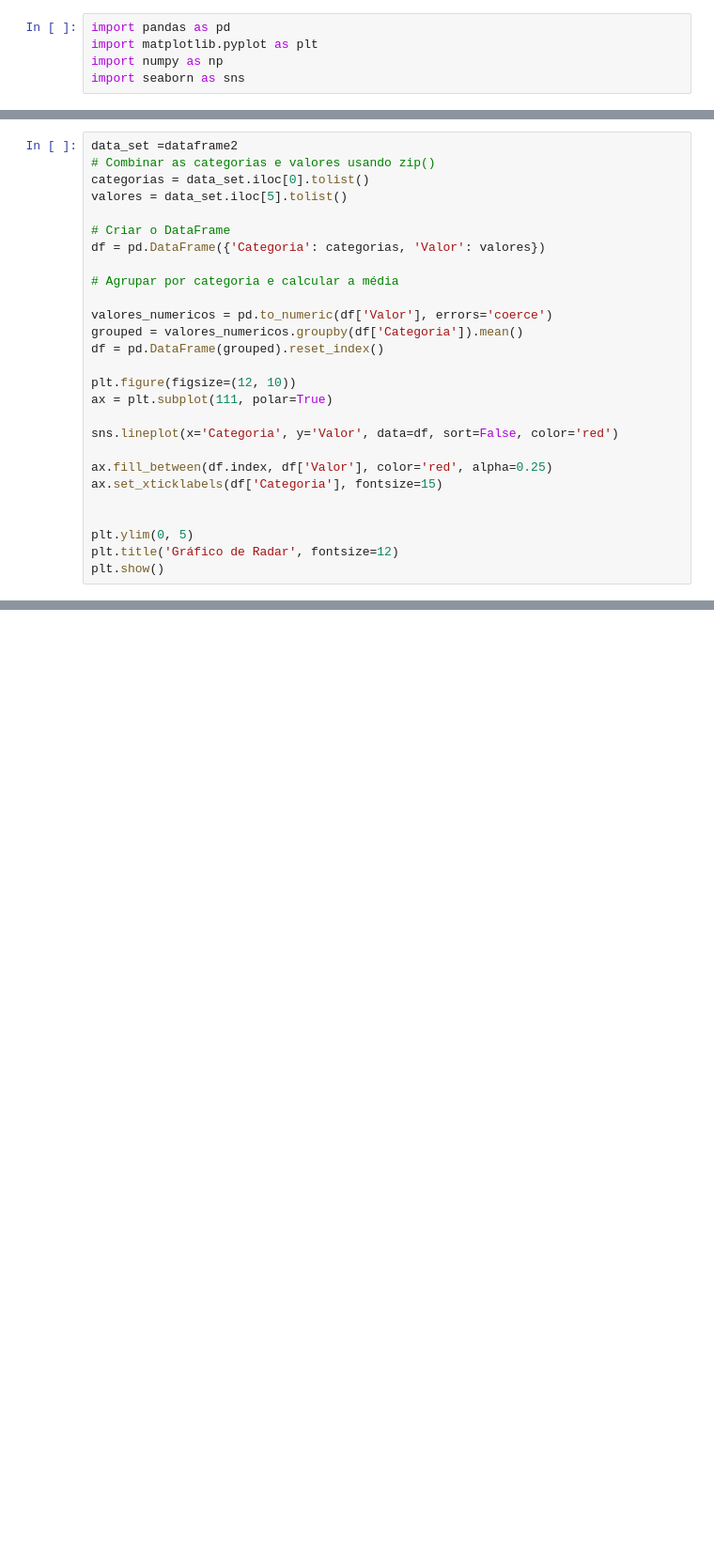
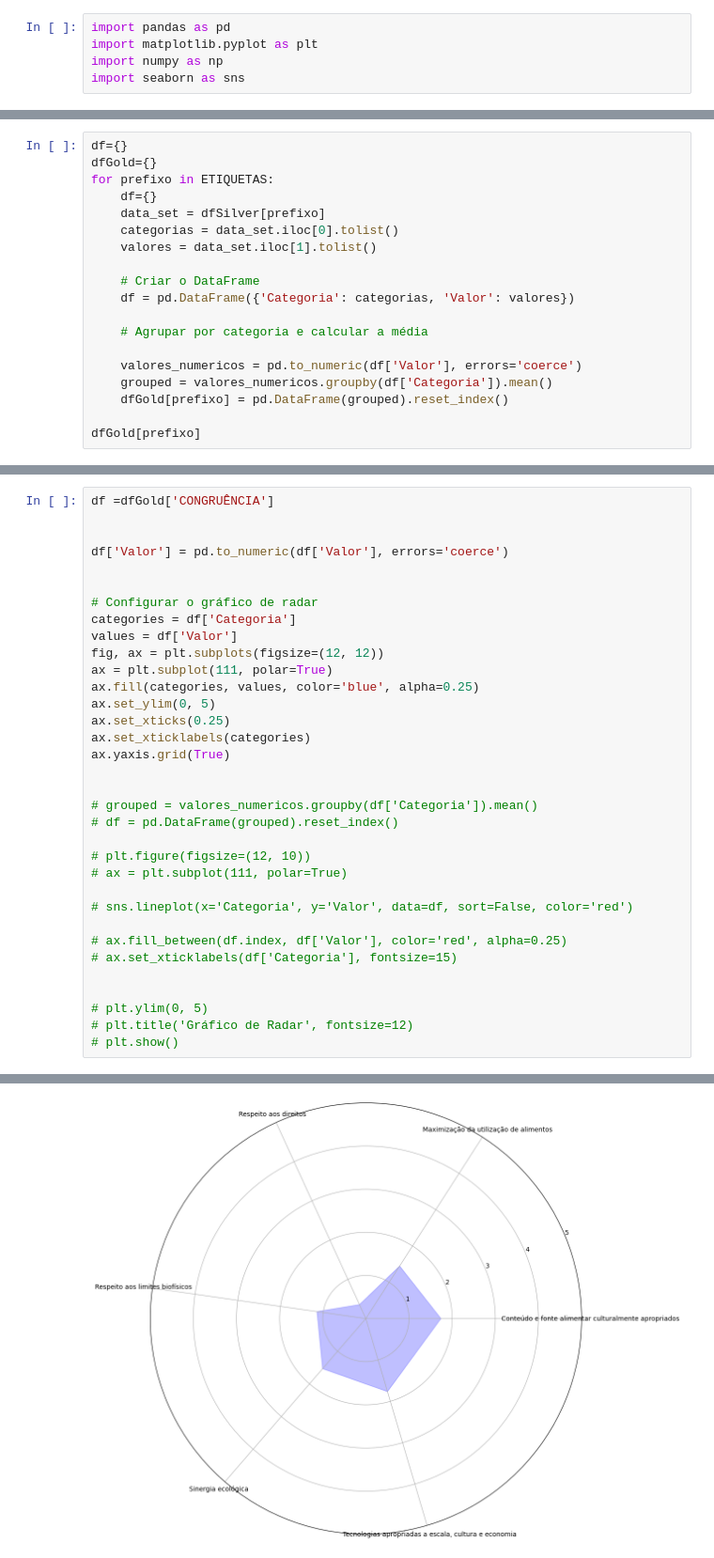
Before and after one commit to evanzs/diagnostico-sistema-alimentar, a Jupyter notebook: diagnostico_bauru.ipynb, the cells around one changed output, grey strips where cells are left out. Shown at 94% size. Saved outputs shown, nothing was run; the diff lists cells and outputs as text; blank space fills up the shorter version.

```diff
--- a/diagnostico_bauru.ipynb
+++ b/diagnostico_bauru.ipynb
@@ -124,0 +183,19 @@ dataframe2
+# %%
+df={}
+dfGold={}
+for prefixo in ETIQUETAS:
+    df={}
+    data_set = dfSilver[prefixo]
+    categorias = data_set.iloc[0].tolist()
+    valores = data_set.iloc[1].tolist()
+
+    # Criar o DataFrame
+    df = pd.DataFrame({'Categoria': categorias, 'Valor': valores})
+
+    # Agrupar por categoria e calcular a média
+
+    valores_numericos = pd.to_numeric(df['Valor'], errors='coerce')
+    grouped = valores_numericos.groupby(df['Categoria']).mean()
+    dfGold[prefixo] = pd.DataFrame(grouped).reset_index()
+
+dfGold[prefixo]
@@ -125,28 +250,35 @@ dataframe2
 # %%
-data_set =dataframe2
-# Combinar as categorias e valores usando zip()
-categorias = data_set.iloc[0].tolist()
-valores = data_set.iloc[5].tolist()
-
-# Criar o DataFrame
-df = pd.DataFrame({'Categoria': categorias, 'Valor': valores})
-
-# Agrupar por categoria e calcular a média
-
-valores_numericos = pd.to_numeric(df['Valor'], errors='coerce')
-grouped = valores_numericos.groupby(df['Categoria']).mean()
-df = pd.DataFrame(grouped).reset_index()
-
-plt.figure(figsize=(12, 10))
-ax = plt.subplot(111, polar=True)
-
-sns.lineplot(x='Categoria', y='Valor', data=df, sort=False, color='red')
-
-ax.fill_between(df.index, df['Valor'], color='red', alpha=0.25)
-ax.set_xticklabels(df['Categoria'], fontsize=15)
+df =dfGold['CONGRUÊNCIA']
 
 
-plt.ylim(0, 5)
-plt.title('Gráfico de Radar', fontsize=12)
-plt.show()
+df['Valor'] = pd.to_numeric(df['Valor'], errors='coerce')
+
+
+# Configurar o gráfico de radar
+categories = df['Categoria']
+values = df['Valor']
+fig, ax = plt.subplots(figsize=(12, 12))
+ax = plt.subplot(111, polar=True)
+ax.fill(categories, values, color='blue', alpha=0.25)
+ax.set_ylim(0, 5)
+ax.set_xticks(0.25)
+ax.set_xticklabels(categories)
+ax.yaxis.grid(True)
+
+
+# grouped = valores_numericos.groupby(df['Categoria']).mean()
+# df = pd.DataFrame(grouped).reset_index()
+
+# plt.figure(figsize=(12, 10))
+# ax = plt.subplot(111, polar=True)
+
+# sns.lineplot(x='Categoria', y='Valor', data=df, sort=False, color='red')
+
+# ax.fill_between(df.index, df['Valor'], color='red', alpha=0.25)
+# ax.set_xticklabels(df['Categoria'], fontsize=15)
+
+
+# plt.ylim(0, 5)
+# plt.title('Gráfico de Radar', fontsize=12)
+# plt.show()
 # %% [output]
@@ -153,0 +286 @@ NameError: ignored
+[figure, added]
```
Also changed, not shown: parts of 25 cells of this notebook.
